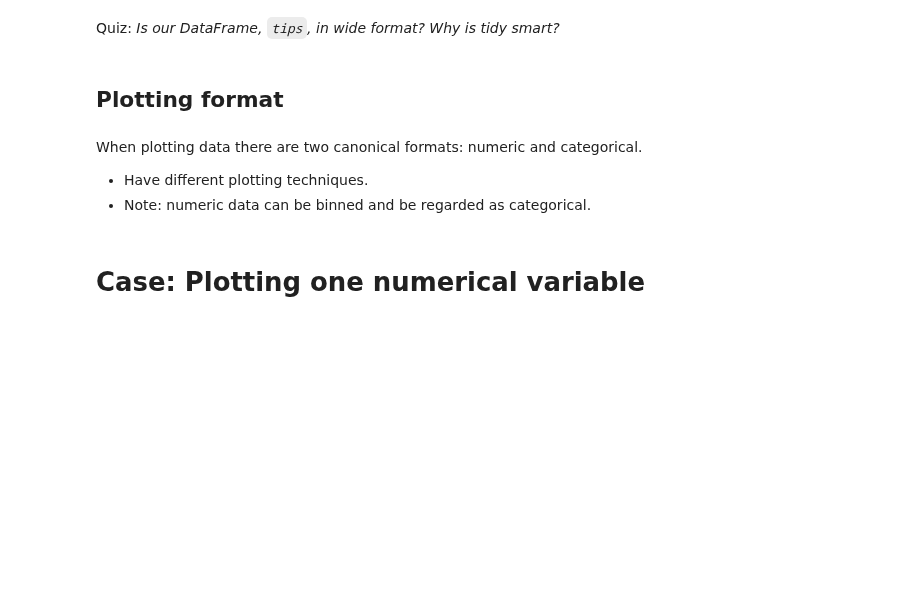
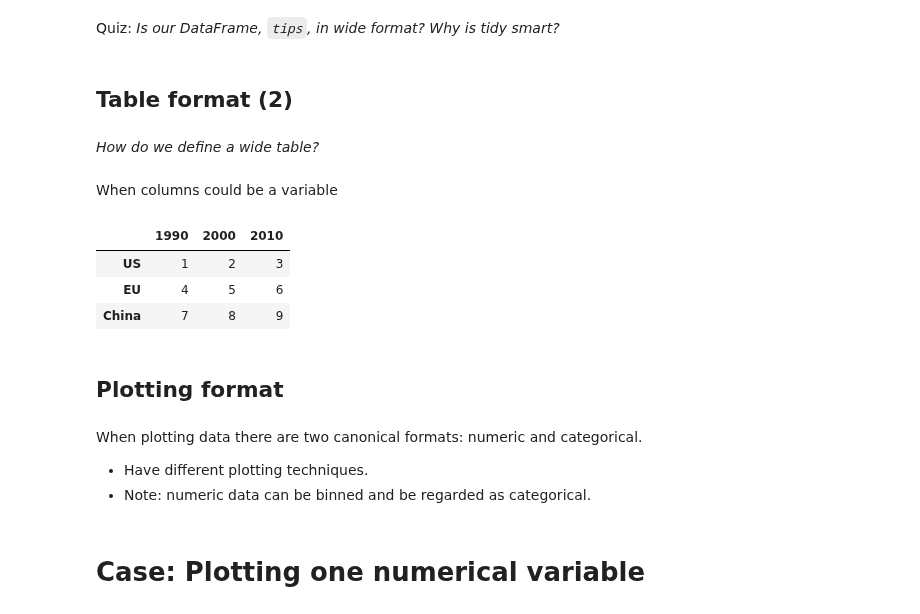
Before and after one commit to snorreralund/sds, a Jupyter notebook: slides/plotting.ipynb, the cells around one changed output. Drawn from its saved outputs; the diff is of its cells as text; code cells hidden in the pictures; blank space fills up the shorter version.

```diff
--- a/slides/plotting.ipynb
+++ b/slides/plotting.ipynb
@@ -103,6 +103,23 @@ One row for each observation:
 <center><img src='https://raw.githubusercontent.com/abjer/sds/master/slides/figures/tidy.png'></center>
 # %% [markdown]
 Quiz: *Is our DataFrame, `tips`, in wide format? Why is tidy smart?*
+# %% [markdown]
+## Table format (2)
+# %% [markdown]
+*How do we define a wide table?*
+# %% [markdown]
+When columns could be a variable
+# %%
+df_wide = pd.DataFrame(data=[[1,2,3],[4,5,6], [7,8,9]],
+                       index=['US', 'EU', 'China'],
+                       columns=[1990,2000,2010])
+
+df_wide#.stack().reset_index()
+# %% [output]
+|  | 1990 | 2000 | 2010 |
+| US | 1 | 2 | 3 |
+| EU | 4 | 5 | 6 |
+| China | 7 | 8 | 9 |
 # %% [markdown]
 ## Plotting format
 # %% [markdown]
```
Also changed, not shown: 5 other files.
